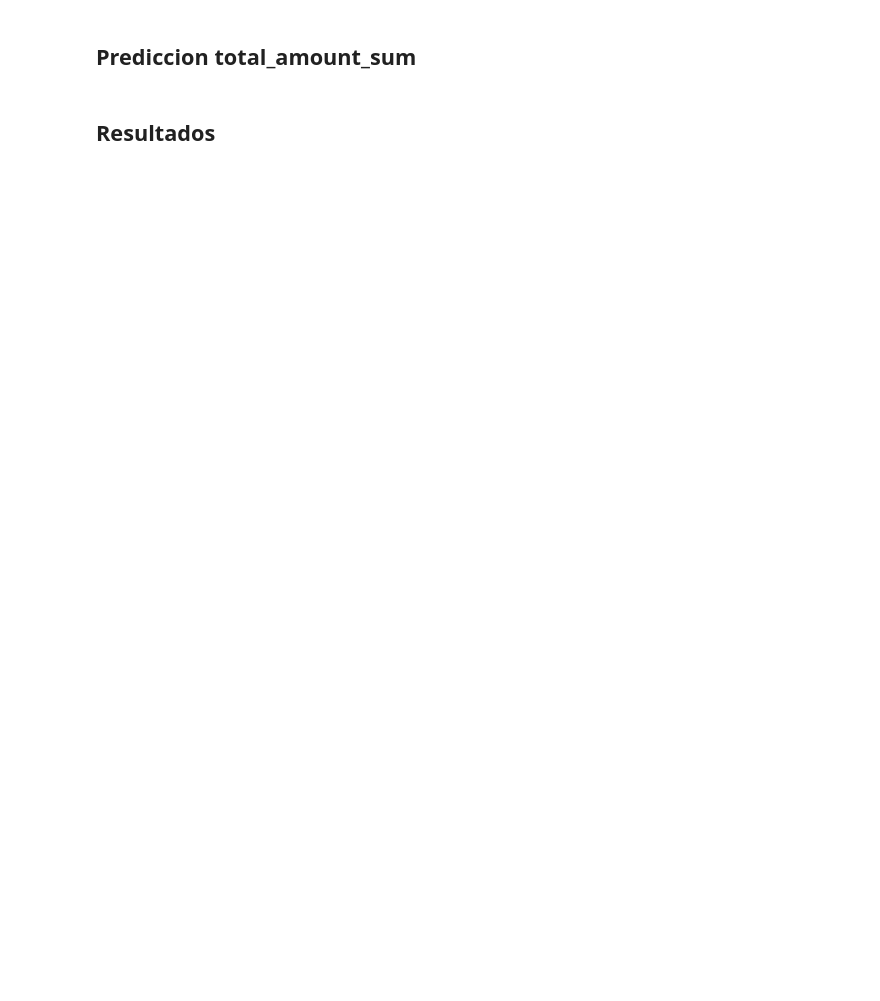
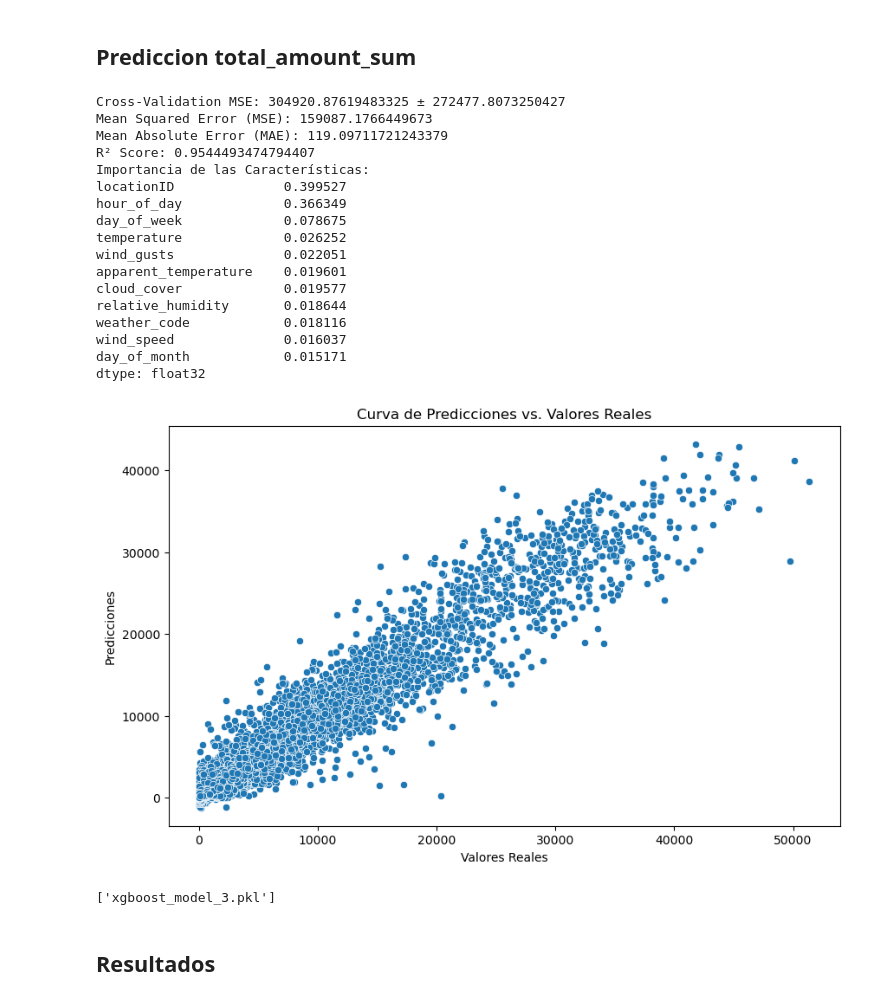
Before and after one commit to lmunozm1702/taxi_electrico_nyc, a Jupyter notebook: ML/LOCAL/Preprocessing2.ipynb, the cells around one changed output. Saved outputs shown, nothing was run; the diff lists cells and outputs as text; code cells hidden in the pictures; blank space fills up the shorter version.

```diff
--- a/ML/LOCAL/Preprocessing2.ipynb
+++ b/ML/LOCAL/Preprocessing2.ipynb
@@ -751,41 +826,64 @@ y = data['total_amount_sum']
 X_train, X_test, y_train, y_test = train_test_split(X, y, test_size=0.2, random_state=42)
 
 # Crear el modelo XGBoost
-model = xgb.XGBRegressor(
-    n_estimators=100,
-    max_depth=20,
-    learning_rate=0.1,
+model_3 = xgb.XGBRegressor(
+    n_estimators=80,
+    max_depth=15,
+    learning_rate=0.2,
     subsample=0.8,
     colsample_bytree=0.8,
     random_state=42
 )
 
 # Entrenar el modelo con los datos de entrenamiento
-model.fit(X_train, y_train)
+model_3.fit(X_train, y_train)
 
 # Validación cruzada para evaluar el modelo
-scores = cross_val_score(model, X_train, y_train, cv=5, scoring='neg_mean_squared_error')
+scores = cross_val_score(model_3, X_train, y_train, cv=5, scoring='neg_mean_squared_error')
 print(f"Cross-Validation MSE: {-scores.mean()} ± {scores.std()}")
 
 # Predecir con los datos de prueba
-y_pred = model.predict(X_test)
+y_pred = model_3.predict(X_test)
 
 mse = mean_squared_error(y_test, y_pred)
 mae = mean_absolute_error(y_test, y_pred)
 r2 = r2_score(y_test, y_pred)
 print(f"Mean Squared Error (MSE): {mse}")
 print(f"Mean Absolute Error (MAE): {mae}")
 print(f"R² Score: {r2}")
 
-importancia_caracteristicas = pd.Series(model.feature_importances_, index=predictors).sort_values(ascending=False)
+importancia_caracteristicas = pd.Series(model_3.feature_importances_, index=predictors).sort_values(ascending=False)
 print("Importancia de las Características:")
 print(importancia_caracteristicas)
 
 plt.figure(figsize=(10, 6))
 sns.scatterplot(x=y_test, y=y_pred)
 plt.xlabel("Valores Reales")
 plt.ylabel("Predicciones")
 plt.title("Curva de Predicciones vs. Valores Reales")
 plt.show()
+# %% [output]
+Cross-Validation MSE: 304920.87619483325 ± 272477.8073250427
+Mean Squared Error (MSE): 159087.1766449673
+Mean Absolute Error (MAE): 119.09711721243379
+R² Score: 0.9544493474794407
+Importancia de las Características:
+locationID              0.399527
+hour_of_day             0.366349
+day_of_week             0.078675
+temperature             0.026252
+wind_gusts              0.022051
+apparent_temperature    0.019601
+cloud_cover             0.019577
+relative_humidity       0.018644
+weather_code            0.018116
+wind_speed              0.016037
+day_of_month            0.015171
+dtype: float32
+[figure, added]
+# %%
+joblib.dump(model_3, 'xgboost_model_3.pkl', compress=True)
+# %% [output]
+['xgboost_model_3.pkl']
 # %% [markdown]
 ## Resultados
```
Also changed, not shown: parts of 19 cells of this notebook, 7 other files.
